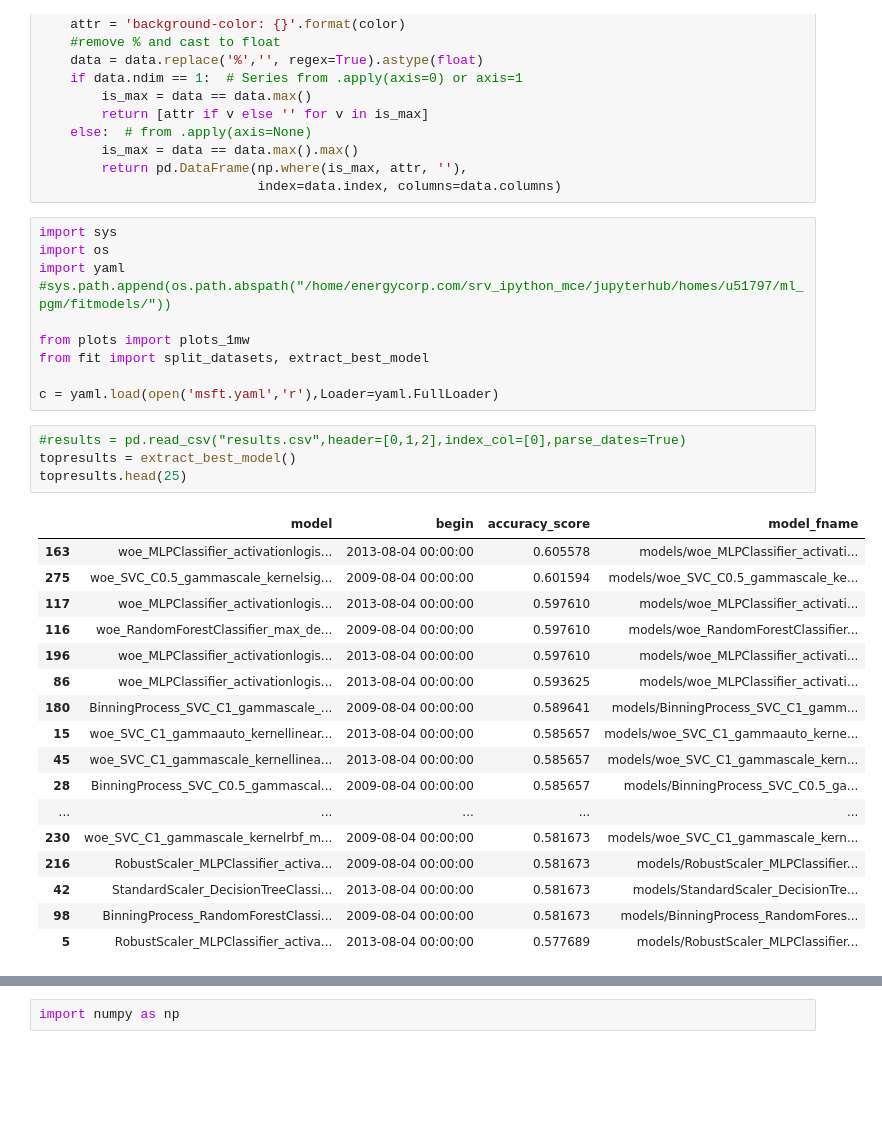
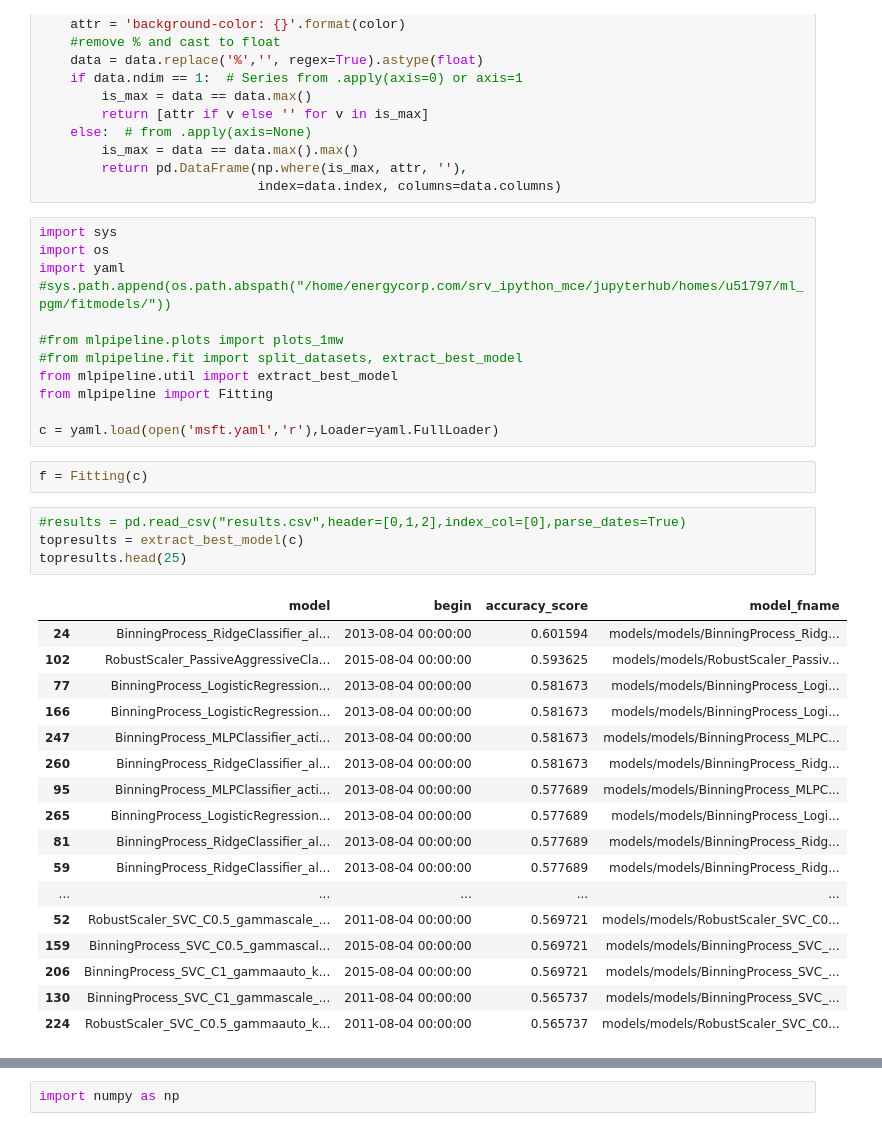
Before and after one commit to simfrep/ml_pipeline, a Jupyter notebook: examples/03_Results.ipynb, the cells around one changed output, grey strips where cells are left out. Drawn from its saved outputs; the diff is of its cells as text; blank space fills up the shorter version.

```diff
--- a/examples/03_Results.ipynb
+++ b/examples/03_Results.ipynb
@@ -26,32 +26,36 @@ import os
 import yaml
 #sys.path.append(os.path.abspath("/home/energycorp.com/srv_ipython_mce/jupyterhub/homes/u51797/ml_pgm/fitmodels/"))
 
-from plots import plots_1mw
-from fit import split_datasets, extract_best_model
+#from mlpipeline.plots import plots_1mw
+#from mlpipeline.fit import split_datasets, extract_best_model
+from mlpipeline.util import extract_best_model
+from mlpipeline import Fitting
 
 c = yaml.load(open('msft.yaml','r'),Loader=yaml.FullLoader)
+# %%
+f = Fitting(c)
 # %%
 #results = pd.read_csv("results.csv",header=[0,1,2],index_col=[0],parse_dates=True)
-topresults = extract_best_model()
+topresults = extract_best_model(c)
 topresults.head(25)
 # %% [output]
 |  | model | begin | accuracy_score | model_fname |
-| 163 | woe_MLPClassifier_activationlogis... | 2013-08-04 00:00:00 | 0.605578 | models/woe_MLPClassifier_activati... |
-| 275 | woe_SVC_C0.5_gammascale_kernelsig... | 2009-08-04 00:00:00 | 0.601594 | models/woe_SVC_C0.5_gammascale_ke... |
-| 117 | woe_MLPClassifier_activationlogis... | 2013-08-04 00:00:00 | 0.597610 | models/woe_MLPClassifier_activati... |
-| 116 | woe_RandomForestClassifier_max_de... | 2009-08-04 00:00:00 | 0.597610 | models/woe_RandomForestClassifier... |
-| 196 | woe_MLPClassifier_activationlogis... | 2013-08-04 00:00:00 | 0.597610 | models/woe_MLPClassifier_activati... |
-| 86 | woe_MLPClassifier_activationlogis... | 2013-08-04 00:00:00 | 0.593625 | models/woe_MLPClassifier_activati... |
-| 180 | BinningProcess_SVC_C1_gammascale_... | 2009-08-04 00:00:00 | 0.589641 | models/BinningProcess_SVC_C1_gamm... |
-| 15 | woe_SVC_C1_gammaauto_kernellinear... | 2013-08-04 00:00:00 | 0.585657 | models/woe_SVC_C1_gammaauto_kerne... |
-| 45 | woe_SVC_C1_gammascale_kernellinea... | 2013-08-04 00:00:00 | 0.585657 | models/woe_SVC_C1_gammascale_kern... |
-| 28 | BinningProcess_SVC_C0.5_gammascal... | 2009-08-04 00:00:00 | 0.585657 | models/BinningProcess_SVC_C0.5_ga... |
+| 24 | BinningProcess_RidgeClassifier_al... | 2013-08-04 00:00:00 | 0.601594 | models/models/BinningProcess_Ridg... |
+| 102 | RobustScaler_PassiveAggressiveCla... | 2015-08-04 00:00:00 | 0.593625 | models/models/RobustScaler_Passiv... |
+| 77 | BinningProcess_LogisticRegression... | 2013-08-04 00:00:00 | 0.581673 | models/models/BinningProcess_Logi... |
+| 166 | BinningProcess_LogisticRegression... | 2013-08-04 00:00:00 | 0.581673 | models/models/BinningProcess_Logi... |
+| 247 | BinningProcess_MLPClassifier_acti... | 2013-08-04 00:00:00 | 0.581673 | models/models/BinningProcess_MLPC... |
+| 260 | BinningProcess_RidgeClassifier_al... | 2013-08-04 00:00:00 | 0.581673 | models/models/BinningProcess_Ridg... |
+| 95 | BinningProcess_MLPClassifier_acti... | 2013-08-04 00:00:00 | 0.577689 | models/models/BinningProcess_MLPC... |
+| 265 | BinningProcess_LogisticRegression... | 2013-08-04 00:00:00 | 0.577689 | models/models/BinningProcess_Logi... |
+| 81 | BinningProcess_RidgeClassifier_al... | 2013-08-04 00:00:00 | 0.577689 | models/models/BinningProcess_Ridg... |
+| 59 | BinningProcess_RidgeClassifier_al... | 2013-08-04 00:00:00 | 0.577689 | models/models/BinningProcess_Ridg... |
 | ... | ... | ... | ... | ... |
-| 230 | woe_SVC_C1_gammascale_kernelrbf_m... | 2009-08-04 00:00:00 | 0.581673 | models/woe_SVC_C1_gammascale_kern... |
-| 216 | RobustScaler_MLPClassifier_activa... | 2009-08-04 00:00:00 | 0.581673 | models/RobustScaler_MLPClassifier... |
-| 42 | StandardScaler_DecisionTreeClassi... | 2013-08-04 00:00:00 | 0.581673 | models/StandardScaler_DecisionTre... |
-| 98 | BinningProcess_RandomForestClassi... | 2009-08-04 00:00:00 | 0.581673 | models/BinningProcess_RandomFores... |
-| 5 | RobustScaler_MLPClassifier_activa... | 2013-08-04 00:00:00 | 0.577689 | models/RobustScaler_MLPClassifier... |
+| 52 | RobustScaler_SVC_C0.5_gammascale_... | 2011-08-04 00:00:00 | 0.569721 | models/models/RobustScaler_SVC_C0... |
+| 159 | BinningProcess_SVC_C0.5_gammascal... | 2015-08-04 00:00:00 | 0.569721 | models/models/BinningProcess_SVC_... |
+| 206 | BinningProcess_SVC_C1_gammaauto_k... | 2015-08-04 00:00:00 | 0.569721 | models/models/BinningProcess_SVC_... |
+| 130 | BinningProcess_SVC_C1_gammascale_... | 2011-08-04 00:00:00 | 0.565737 | models/models/BinningProcess_SVC_... |
+| 224 | RobustScaler_SVC_C0.5_gammaauto_k... | 2011-08-04 00:00:00 | 0.565737 | models/models/RobustScaler_SVC_C0... |
 # %%
 import joblib
 
```
Also changed, not shown: parts of 33 cells of this notebook.
